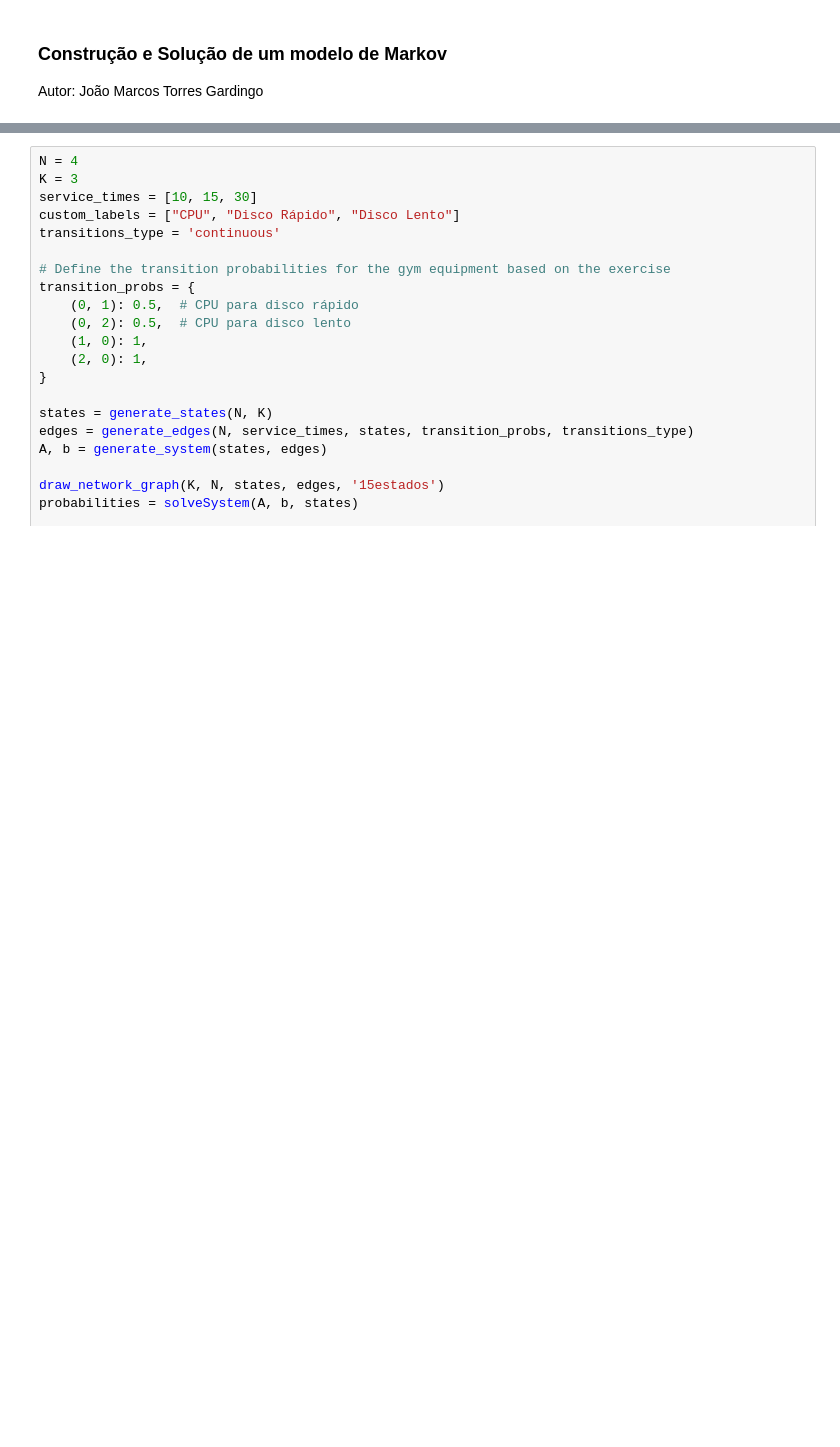
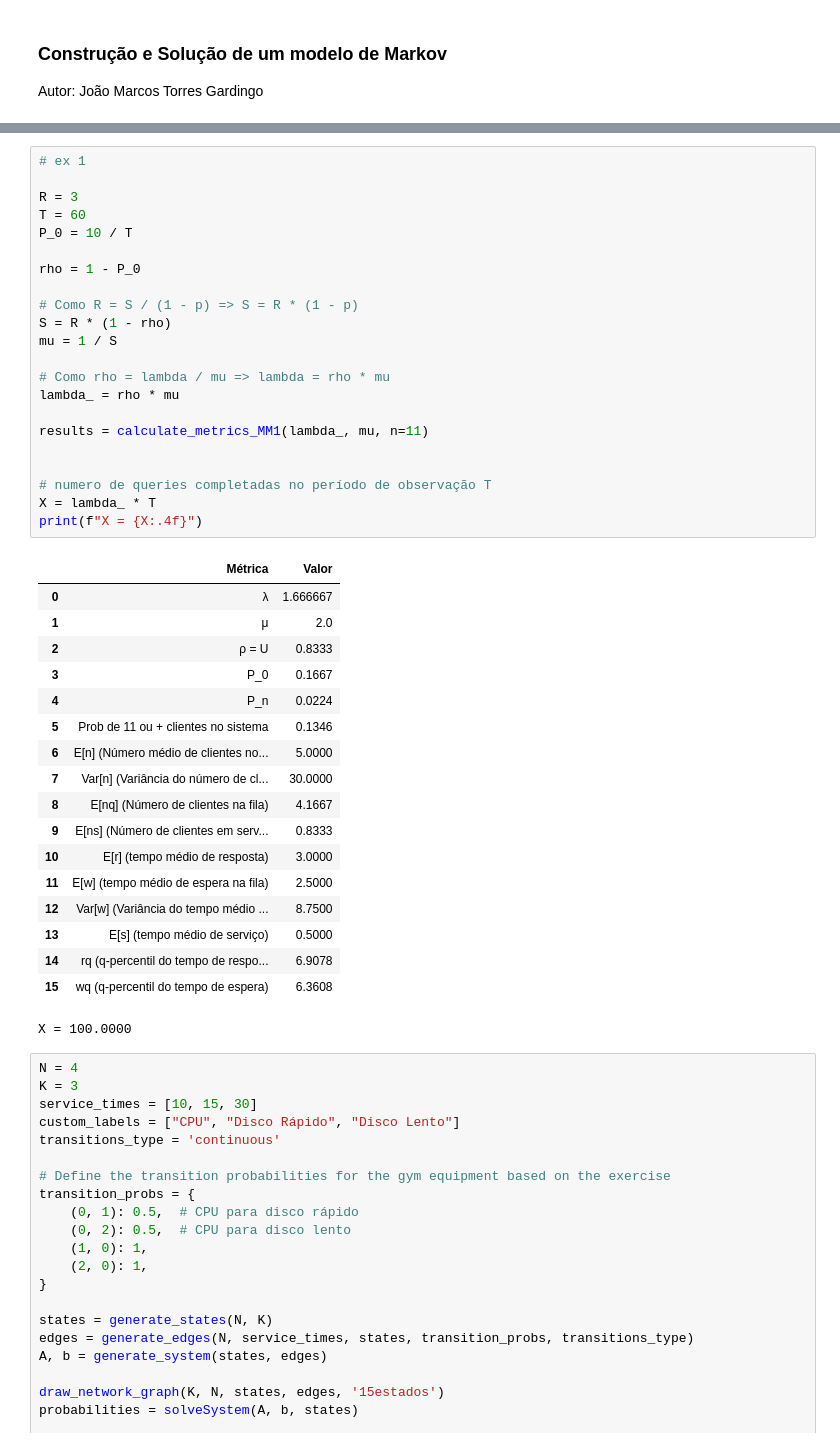
Before and after one commit to joaomarcostg/ADS, a Jupyter notebook: draw.ipynb, the cells around one changed output, grey strips where cells are left out. Drawn from its saved outputs; the diff is of its cells as text; blank space fills up the shorter version.

```diff
--- a/draw.ipynb
+++ b/draw.ipynb
@@ -779,3 +999,44 @@ def calculate_metrics_MMm(lambdaValue, muValue, m):
+# %%
+# ex 1
+
+R = 3
+T = 60
+P_0 = 10 / T
+
+rho = 1 - P_0
+
+# Como R = S / (1 - p) => S = R * (1 - p)
+S = R * (1 - rho)
+mu = 1 / S
+
+# Como rho = lambda / mu => lambda = rho * mu
+lambda_ = rho * mu
+
+results = calculate_metrics_MM1(lambda_, mu, n=11)
+
+
+# numero de queries completadas no período de observação T
+X = lambda_ * T
+print(f"X = {X:.4f}")
+# %% [output]
+|  | Métrica | Valor |
+| 0 | λ | 1.666667 |
+| 1 | μ | 2.0 |
+| 2 | ρ = U | 0.8333 |
+| 3 | P_0 | 0.1667 |
+| 4 | P_n | 0.0224 |
+| 5 | Prob de 11 ou + clientes no sistema | 0.1346 |
+| 6 | E[n] (Número médio de clientes no... | 5.0000 |
+| 7 | Var[n] (Variância do número de cl... | 30.0000 |
+| 8 | E[nq] (Número de clientes na fila) | 4.1667 |
+| 9 | E[ns] (Número de clientes em serv... | 0.8333 |
+| 10 | E[r] (tempo médio de resposta) | 3.0000 |
+| 11 | E[w] (tempo médio de espera na fila) | 2.5000 |
+| 12 | Var[w] (Variância do tempo médio ... | 8.7500 |
+| 13 | E[s] (tempo médio de serviço) | 0.5000 |
+| 14 | rq (q-percentil do tempo de respo... | 6.9078 |
+| 15 | wq (q-percentil do tempo de espera) | 6.3608 |
+X = 100.0000
 # %%
 N = 4
 K = 3
```
Also changed, not shown: parts of 4 cells of this notebook, 7 other files.
